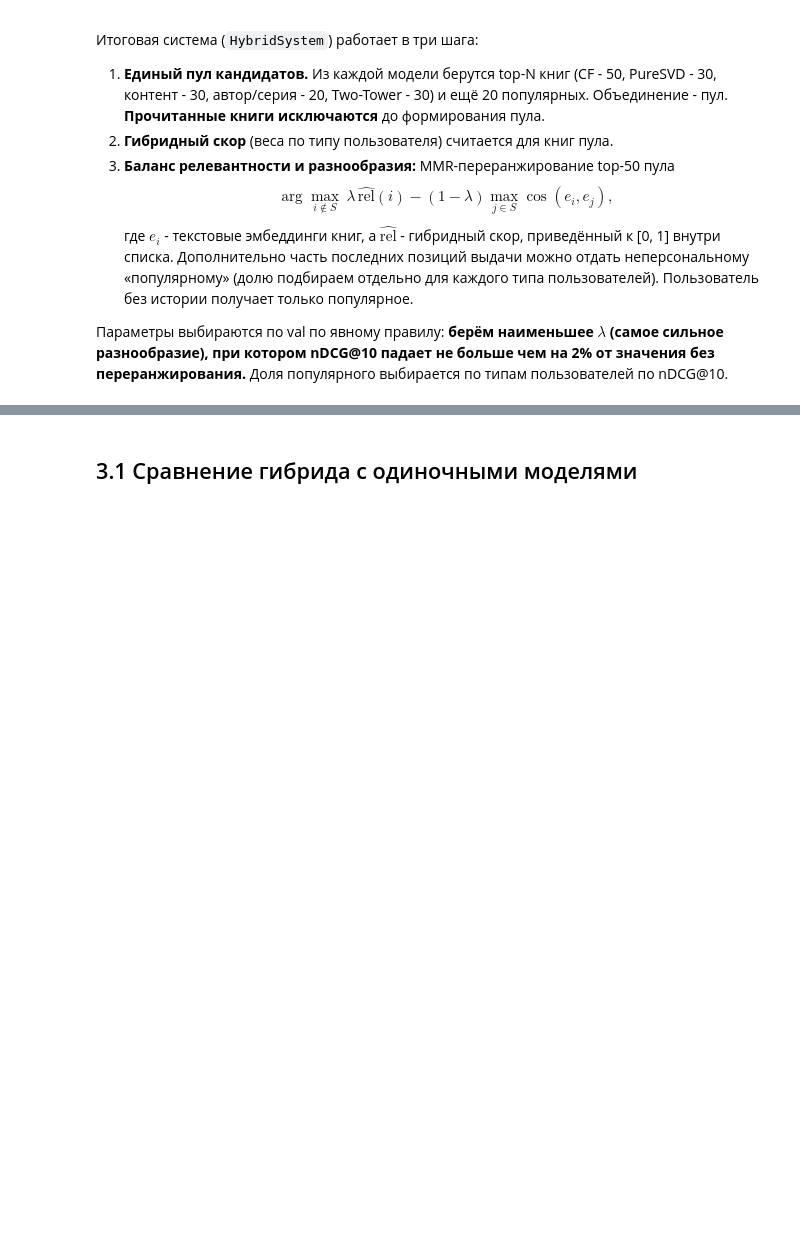
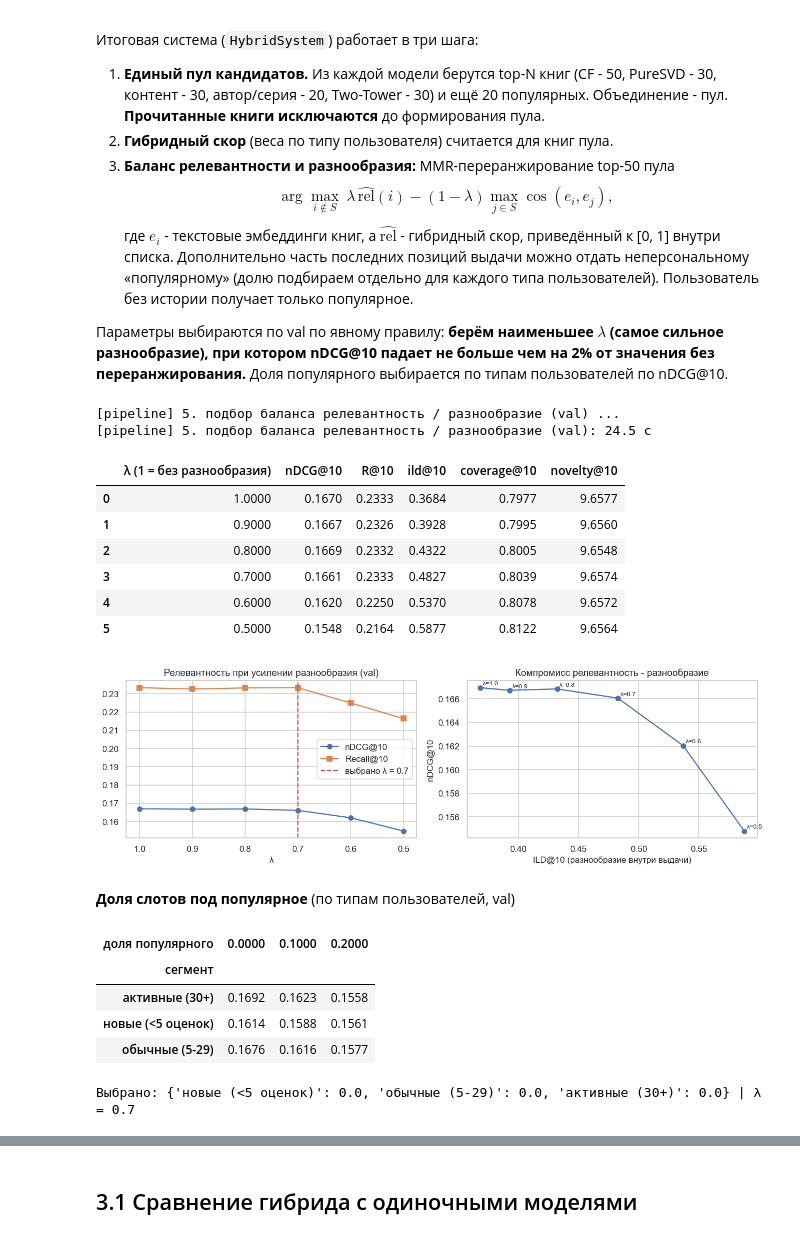
Before and after one commit to DanilaNik/mephi-rec-systems-session-project, a Jupyter notebook: goodbooks_recommender_session.ipynb, the cells around one changed output, grey strips where cells are left out. Saved outputs shown, nothing was run; the diff lists cells and outputs as text; code cells hidden in the pictures; blank space fills up the shorter version.

```diff
--- a/goodbooks_recommender_session.ipynb
+++ b/goodbooks_recommender_session.ipynb
@@ -276,22 +2258,43 @@ if key:
 
 Параметры выбираются по val по явному правилу: **берём наименьшее $\lambda$ (самое сильное разнообразие), при котором nDCG@10 падает не больше чем на 2% от значения без переранжирования.** Доля популярного выбирается по типам пользователей по nDCG@10.
 # %%
-pipe.tune_balance()
+if getattr(pipe, "balance_table", None) is None:
+    pipe.tune_balance()
+else:
+    print("баланс уже подобран")
 bt = pipe.balance_table
 display(bt.rename(columns={"lambda": "λ (1 = без разнообразия)"}))
 fig, ax = plt.subplots(1, 2, figsize=(12, 3.8))
 ax[0].plot(bt["lambda"], bt["nDCG@10"], "o-", label="nDCG@10")
 ax[0].plot(bt["lambda"], bt["R@10"], "s-", label="Recall@10")
 ax[0].axvline(pipe.mmr_lambda, color="r", ls="--", label=f"выбрано λ = {pipe.mmr_lambda}")
 ax[0].invert_xaxis(); ax[0].legend(); ax[0].set(xlabel="λ", title="Релевантность при усилении разнообразия (val)")
 ax[1].plot(bt["ild@10"], bt["nDCG@10"], "o-")
 for _, r in bt.iterrows():
     ax[1].annotate(f"λ={r['lambda']}", (r["ild@10"], r["nDCG@10"]), fontsize=8, xytext=(3, 3), textcoords="offset points")
 ax[1].set(xlabel="ILD@10 (разнообразие внутри выдачи)", ylabel="nDCG@10", title="Компромисс релевантность - разнообразие")
 plt.tight_layout(); plt.show()
 display(Markdown("**Доля слотов под популярное** (по типам пользователей, val)"))
 display(pipe.pop_share_table.pivot(index="сегмент", columns="доля популярного", values="nDCG@10"))
 print("Выбрано:", {SEGMENT_TITLES[s]: v for s, v in pipe.pop_share.items()}, "| λ =", pipe.mmr_lambda)
+# %% [output]
+[pipeline] 5. подбор баланса релевантность / разнообразие (val) ...
+[pipeline] 5. подбор баланса релевантность / разнообразие (val): 24.5 c
+|  | λ (1 = без разнообразия) | nDCG@10 | R@10 | ild@10 | coverage@10 | novelty@10 |
+| 0 | 1.0000 | 0.1670 | 0.2333 | 0.3684 | 0.7977 | 9.6577 |
+| 1 | 0.9000 | 0.1667 | 0.2326 | 0.3928 | 0.7995 | 9.6560 |
+| 2 | 0.8000 | 0.1669 | 0.2332 | 0.4322 | 0.8005 | 9.6548 |
+| 3 | 0.7000 | 0.1661 | 0.2333 | 0.4827 | 0.8039 | 9.6574 |
+| 4 | 0.6000 | 0.1620 | 0.2250 | 0.5370 | 0.8078 | 9.6572 |
+| 5 | 0.5000 | 0.1548 | 0.2164 | 0.5877 | 0.8122 | 9.6564 |
+[figure, added]
+**Доля слотов под популярное** (по типам пользователей, val)
+| доля популярного | 0.0000 | 0.1000 | 0.2000 |
+| сегмент |  |  |  |
+| активные (30+) | 0.1692 | 0.1623 | 0.1558 |
+| новые (<5 оценок) | 0.1614 | 0.1588 | 0.1561 |
+| обычные (5-29) | 0.1676 | 0.1616 | 0.1577 |
+Выбрано: {'новые (<5 оценок)': 0.0, 'обычные (5-29)': 0.0, 'активные (30+)': 0.0} | λ = 0.7
 # %% [markdown]
 # Этап 3. Оценка и оптимизация
 
```
Also changed, not shown: parts of 103 cells of this notebook, 13 other files.
